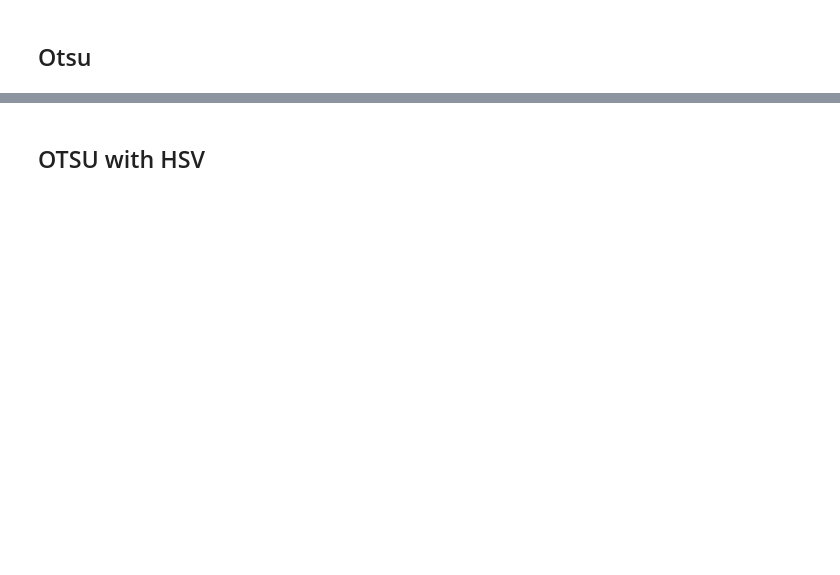
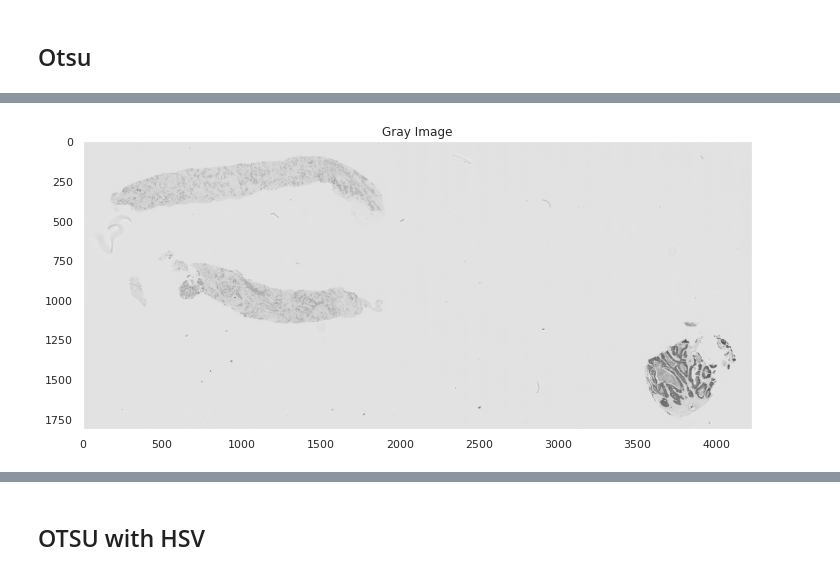
Before and after one commit to sborquez/her2bdl, a Jupyter notebook: notebooks/Exploratory Data Analysis.ipynb, the cells around one changed output, grey strips where cells are left out. Saved outputs shown, nothing was run; the diff lists cells and outputs as text; code cells hidden in the pictures; blank space fills up the shorter version.

```diff
--- a/notebooks/Exploratory Data Analysis.ipynb
+++ b/notebooks/Exploratory Data Analysis.ipynb
@@ -147,5 +205,9 @@ ret2,th2 = cv2.threshold(gray,0, 255, cv2.THRESH_BINARY+cv2.THRESH_OTSU)
 # %%
+gray = cv2.cvtColor(image, cv2.COLOR_BGR2GRAY)
 plt.figure(figsize=(12, 6))
-plt.imshow(image[:,:,::-1], interpolation=None)
+plt.title("Gray Image")
+plt.imshow(gray, interpolation=None, cmap="gray")
 plt.grid(False)
+# %% [output]
+[figure, added]
 # %%
```
Also changed, not shown: parts of 36 cells of this notebook, 2 other files.
